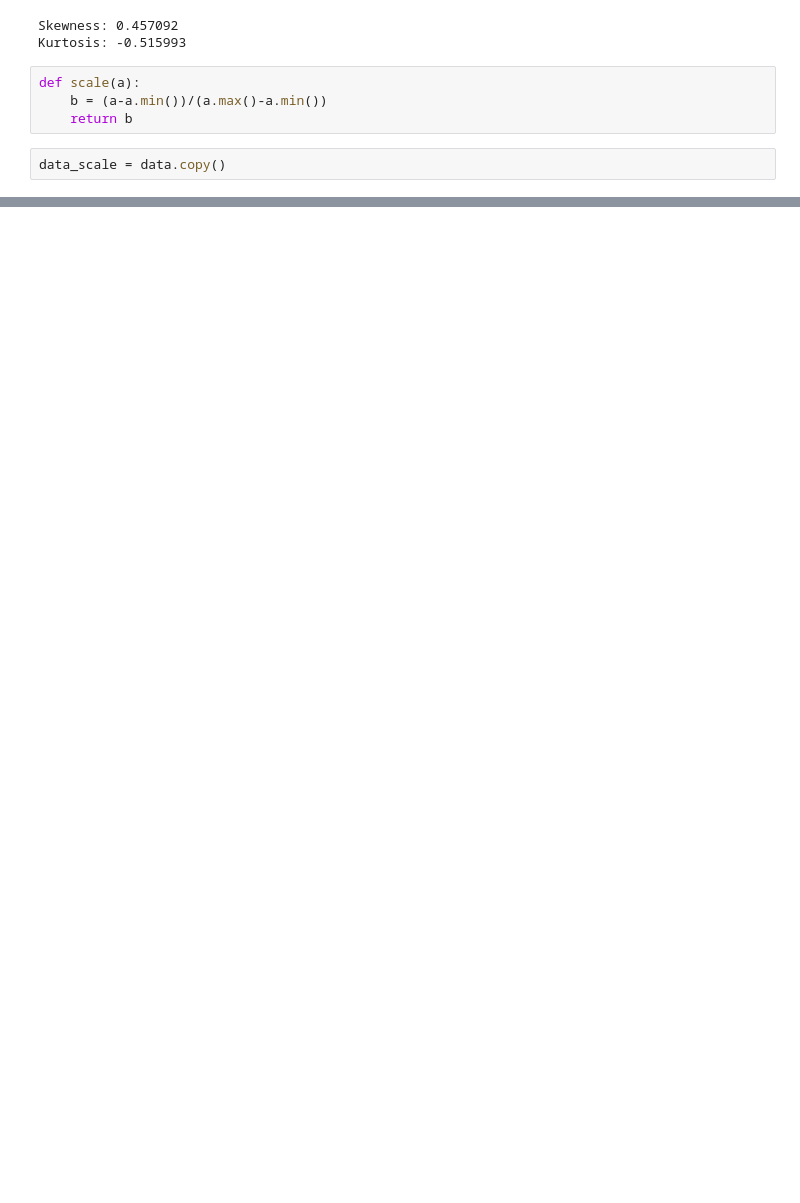
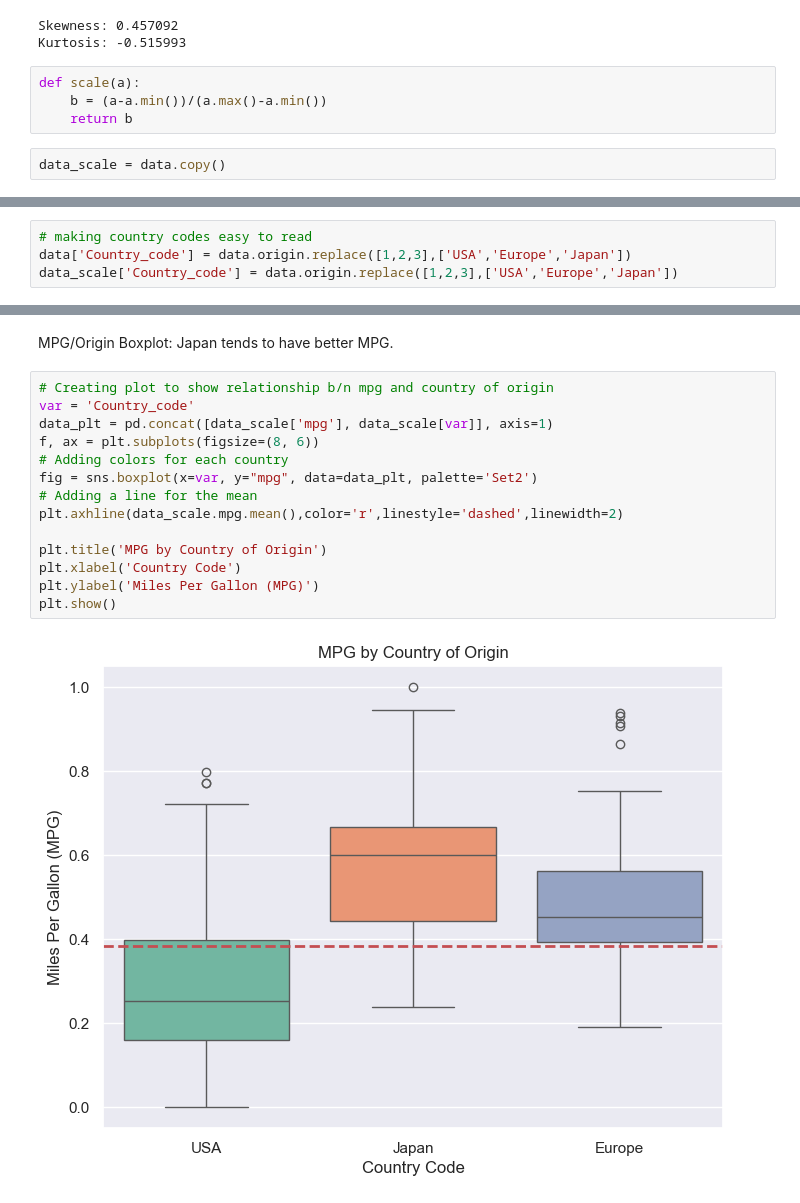
Before and after one commit to UUCompSci/ms-data-analytics, a Jupyter notebook: sandbox.ipynb, the cells around one changed output, grey strips where cells are left out. Saved outputs shown, nothing was run; the diff lists cells and outputs as text; blank space fills up the shorter version.

```diff
--- a/sandbox.ipynb
+++ b/sandbox.ipynb
@@ -187,0 +170,4 @@ Name: mpg, dtype: float64
+# %%
+# making country codes easy to read
+data['Country_code'] = data.origin.replace([1,2,3],['USA','Europe','Japan'])
+data_scale['Country_code'] = data.origin.replace([1,2,3],['USA','Europe','Japan'])
@@ -187,0 +184,18 @@ Name: mpg, dtype: float64
+# %% [markdown]
+MPG/Origin Boxplot: Japan tends to have better MPG.
+# %%
+# Creating plot to show relationship b/n mpg and country of origin
+var = 'Country_code'
+data_plt = pd.concat([data_scale['mpg'], data_scale[var]], axis=1)
+f, ax = plt.subplots(figsize=(8, 6))
+# Adding colors for each country
+fig = sns.boxplot(x=var, y="mpg", data=data_plt, palette='Set2')
+# Adding a line for the mean
+plt.axhline(data_scale.mpg.mean(),color='r',linestyle='dashed',linewidth=2)
+
+plt.title('MPG by Country of Origin')
+plt.xlabel('Country Code')
+plt.ylabel('Miles Per Gallon (MPG)')
+plt.show()
+# %% [output]
+[figure, added]
```
Also changed, not shown: parts of 29 cells of this notebook.
